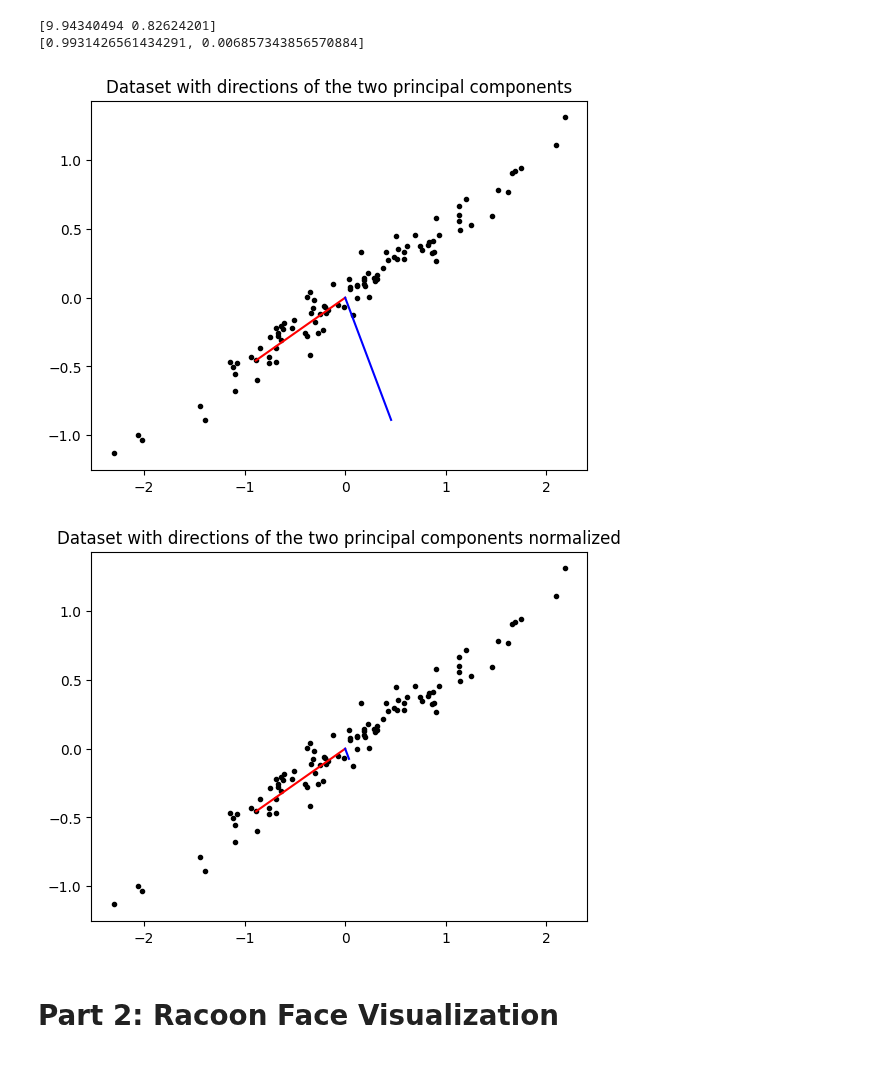
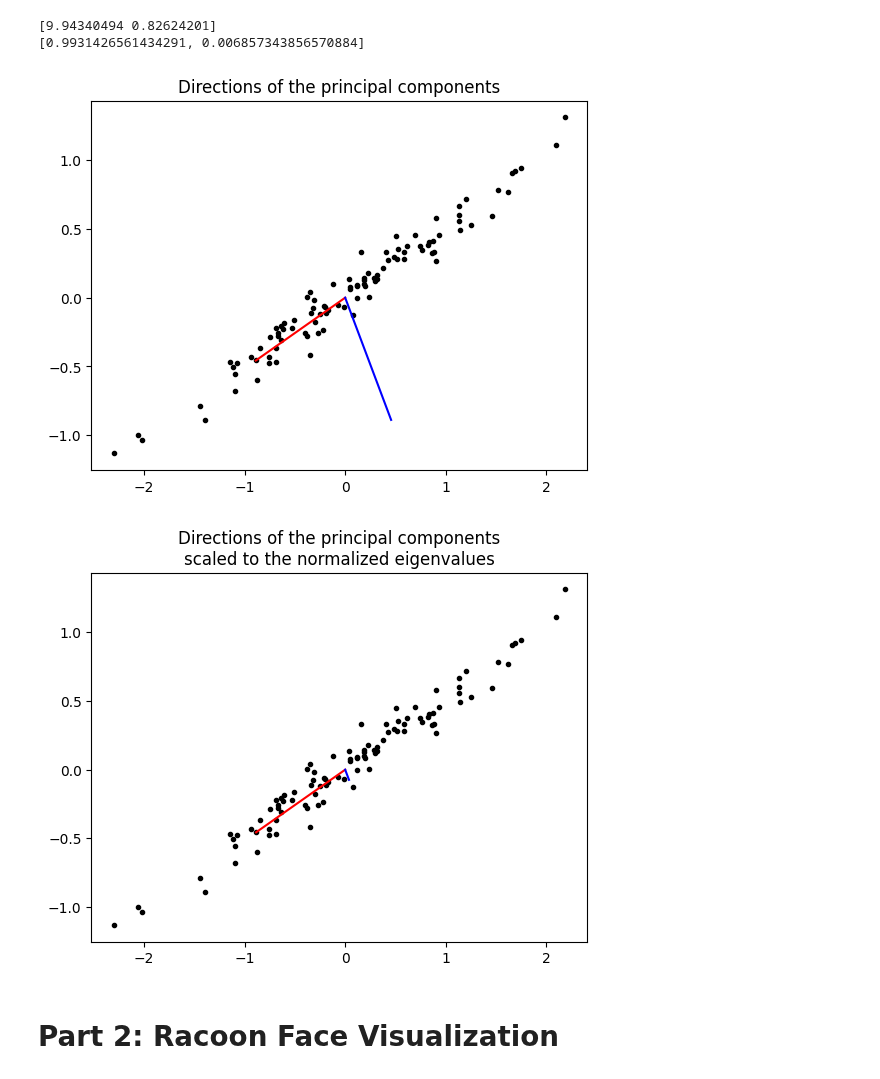
Before and after one commit to parimsuka/crowd-modeling-and-simulation, a Jupyter notebook: exercise3/src/pca_showcase.ipynb, the cells around one changed output. Cells and saved outputs as stored; diff of their text form; code cells hidden in the pictures.

Commit message:
Re-ran with new Code from principal_component_analysis.py

```diff
--- a/exercise3/src/pca_showcase.ipynb
+++ b/exercise3/src/pca_showcase.ipynb
@@ -35,22 +35,22 @@ print(f"{s}\n{energy_per_component}")
 # %%
 # plot the columns of vh.T (the rows of vh), which is the direction of the two principal components
 plt.scatter(pca_dataset_txt[:, 0], pca_dataset_txt[:, 1], s=3 ** 2, color="black")
 plt.plot([0, vh[0][0]], [0, vh[0][1]], color="red")
 plt.plot([0, vh[1][0]], [0, vh[1][1]], color="blue")
-plt.title("Dataset with directions of the two principal components")
+plt.title("Directions of the principal components")
 plt.show()
 
 # plot it with normalized vectors
 s_normalized = s / np.linalg.norm(s)
 
 plt.scatter(pca_dataset_txt[:, 0], pca_dataset_txt[:, 1], s=3 ** 2, color="black")
 plt.plot([0, vh[0][0]*s_normalized[0]], [0, vh[0][1]*s_normalized[0]], color="red")
 plt.plot([0, vh[1][0]*s_normalized[1]], [0, vh[1][1]*s_normalized[1]], color="blue")
-plt.title("Dataset with directions of the two principal components normalized")
+plt.title("Directions of the principal components\nscaled to the normalized eigenvalues")
 plt.show()
 # %% [output]
-[figure, old version]
+[figure, new version]
-[figure, old version]
+[figure, new version]
 # %% [markdown]
 # Part 2: Racoon Face Visualization
 # %%
```
Also changed, not shown: parts of 4 cells of this notebook.
